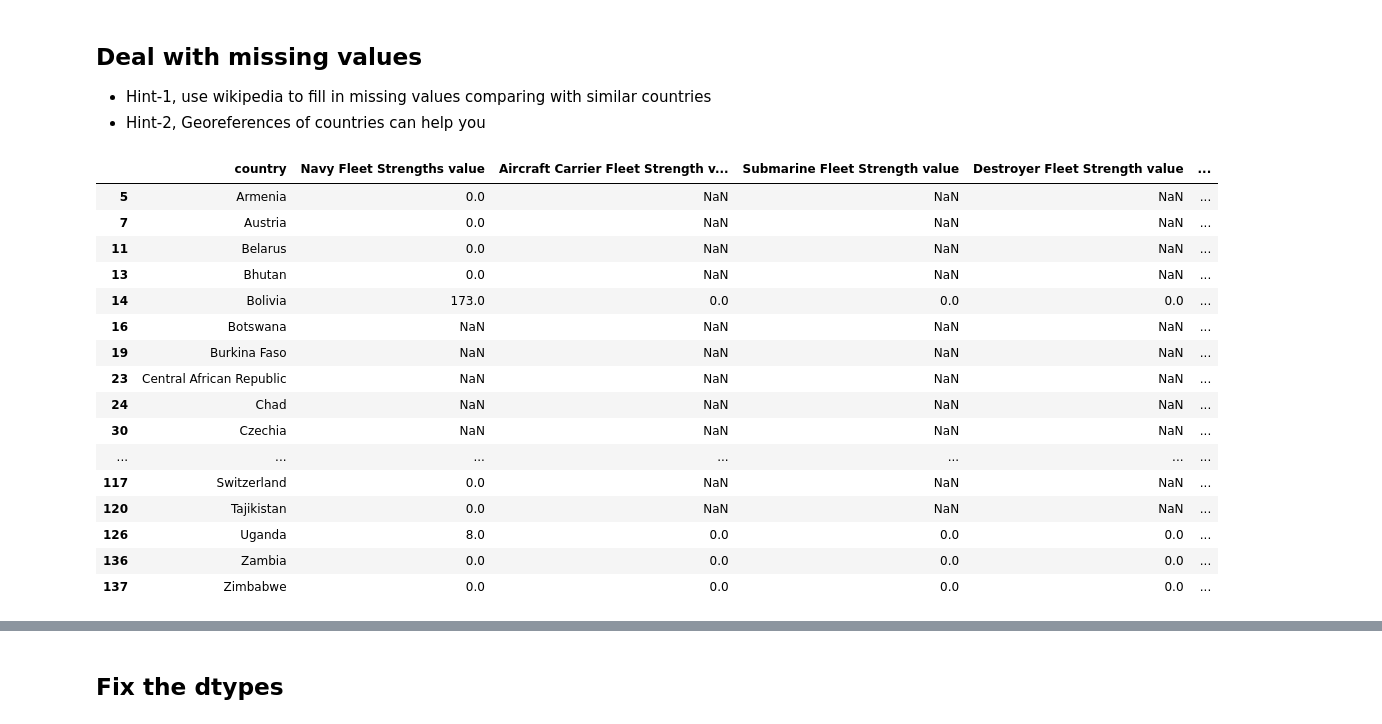
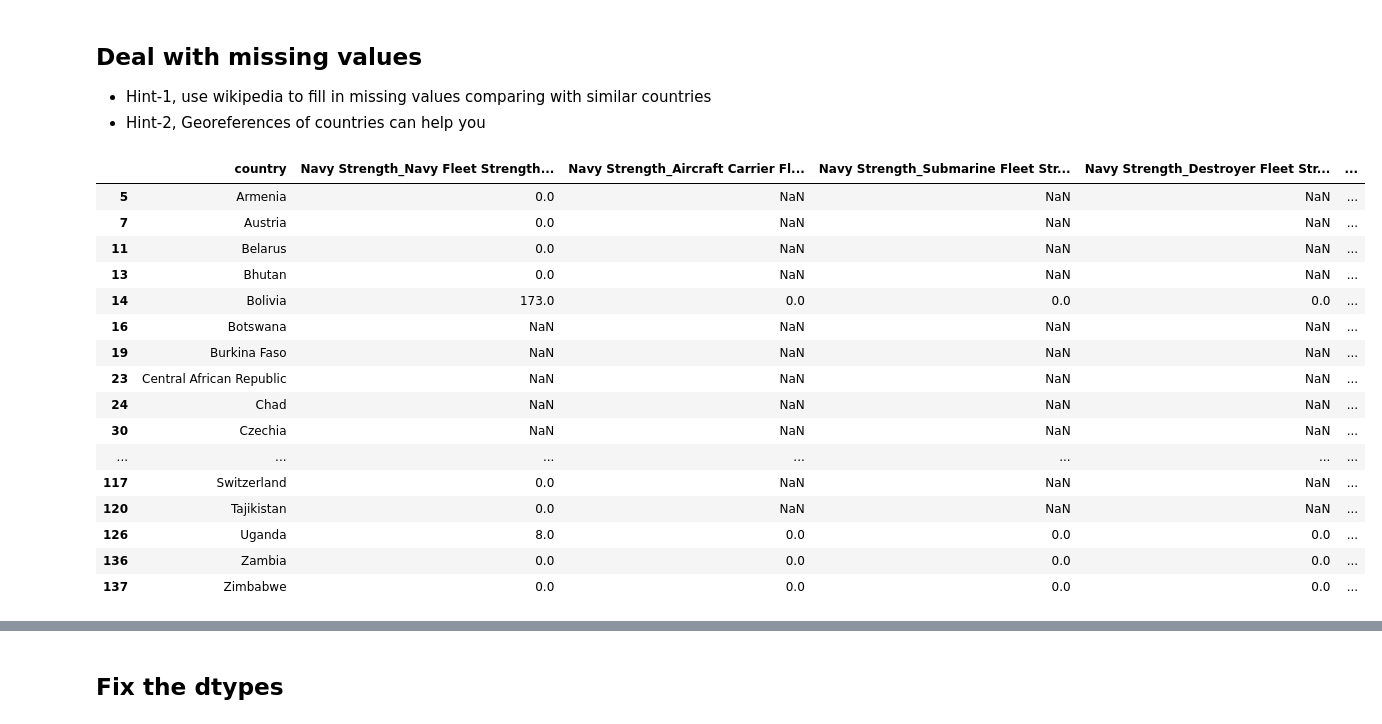
Before and after one commit to ZeynepAkkus/ML, a Jupyter notebook: 17.4. World Military Power Clustering/military_power-blankZA.ipynb, the cells around one changed output, grey strips where cells are left out. Cells and saved outputs as stored; diff of their text form; code cells hidden in the pictures.

```diff
--- a/17.4. World Military Power Clustering/military_power-blankZA.ipynb
+++ b/17.4. World Military Power Clustering/military_power-blankZA.ipynb
@@ -17,6 +17,6 @@ warnings.filterwarnings("ignore")
 # %% [markdown]
 # Ingest Data
 # %%
-df = pd.read_excel('World military power.xlsx', header=[1])
+df = pd.read_excel('World military power.xlsx', header=[0,1])
 df.head()
 # %% [output]
@@ -87,0 +89,2 @@ Index(['Military Strength', 'Military Strength Power Index',
+# %%
+df.columns = ['_'.join(tuple(map(str, t))) for t in df.columns.values]
@@ -112,6 +135,6 @@ value_cols
 # %%
 value_df = df[value_cols].copy()
-value_df.insert(0, "country",df["Military Strength"])
-value_df.insert(1, "Military Strength Power Index", df["Military Strength Power Index"])
+value_df.insert(0, "country",df["2020 ranking_Military Strength"])
+value_df.insert(1, "Military Strength Power Index", df["2020 ranking_Military Strength Power Index"])
 value_df.head()
 # %% [output]
@@ -163,14 +223,14 @@ plt.axvline(0.3,color="g");
 * Hint-2, Georeferences of countries can help you
 # %%
-value_df.loc[value_df["Total Coastline Coverage value"].isnull(), ['country',
-                                                                             'Navy Fleet Strengths value',
-                                                                             'Aircraft Carrier Fleet Strength value',
-                                                                             'Submarine Fleet Strength value',
-                                                                             'Destroyer Fleet Strength value',
-                                                                             'Frigate Fleet Strength value',
-                                                                             'Total Waterway Coverage value']]
+value_df.loc[value_df["Geography_Total Coastline Coverage value"].isnull(), ['country',
+                                                                             'Navy Strength_Navy Fleet Strengths value',
+                                                                             'Navy Strength_Aircraft Carrier Fleet Strength value',
+                                                                             'Navy Strength_Submarine Fleet Strength value',
+                                                                             'Navy Strength_Destroyer Fleet Strength value',
+                                                                             'Navy Strength_Frigate Fleet Strength value',
+                                                                             'Geography_Total Waterway Coverage value']]
 # %% [output]
-|  | country | Navy Fleet Strengths value | Aircraft Carrier Fleet Strength v... | Submarine Fleet Strength value | Destroyer Fleet Strength value | ... |
+|  | country | Navy Strength_Navy Fleet Strength... | Navy Strength_Aircraft Carrier Fl... | Navy Strength_Submarine Fleet Str... | Navy Strength_Destroyer Fleet Str... | ... |
 | 5 | Armenia | 0.0 | NaN | NaN | NaN | ... |
 | 7 | Austria | 0.0 | NaN | NaN | NaN | ... |
 | 11 | Belarus | 0.0 | NaN | NaN | NaN | ... |
```
Also changed, not shown: parts of 47 cells of this notebook.
